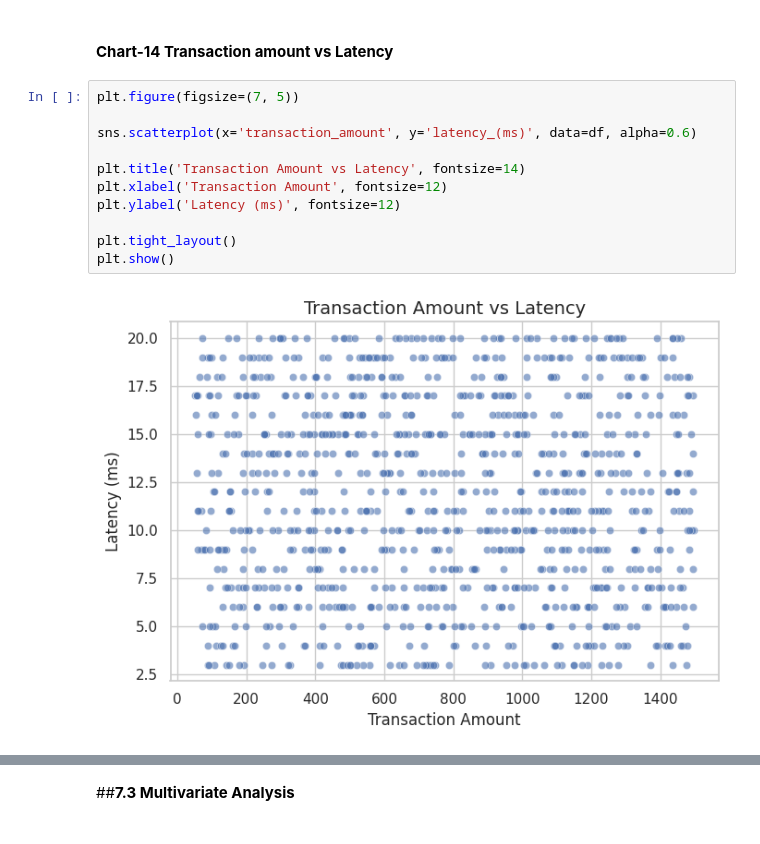
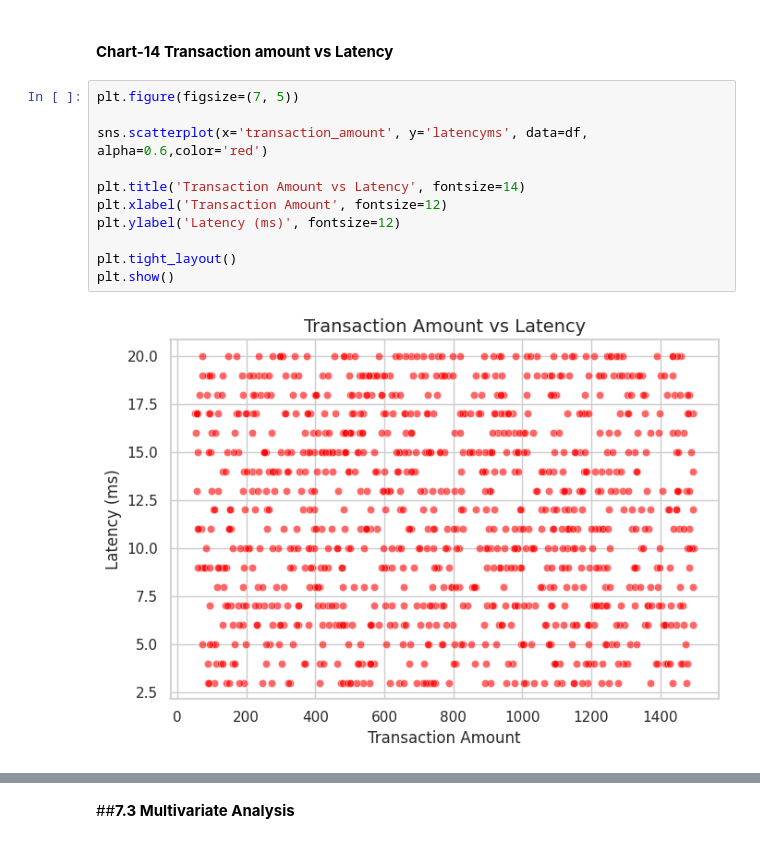
Before and after one commit to Sagarjain93/Operations_transaction_Data, a Jupyter notebook: transaction_data.ipynb, the cells around one changed output, grey strips where cells are left out. Saved outputs shown, nothing was run; the diff lists cells and outputs as text.

```diff
--- a/transaction_data.ipynb
+++ b/transaction_data.ipynb
@@ -1131,13 +1131,13 @@ plt.show()
 # %%
 plt.figure(figsize=(7, 5))
 
-sns.scatterplot(x='transaction_amount', y='latency_(ms)', data=df, alpha=0.6)
+sns.scatterplot(x='transaction_amount', y='latencyms', data=df, alpha=0.6,color='red')
 
 plt.title('Transaction Amount vs Latency', fontsize=14)
 plt.xlabel('Transaction Amount', fontsize=12)
 plt.ylabel('Latency (ms)', fontsize=12)
 
 plt.tight_layout()
 plt.show()
 # %% [output]
-[figure, old version]
+[figure, new version]
```
Also changed, not shown: parts of 16 cells of this notebook.
